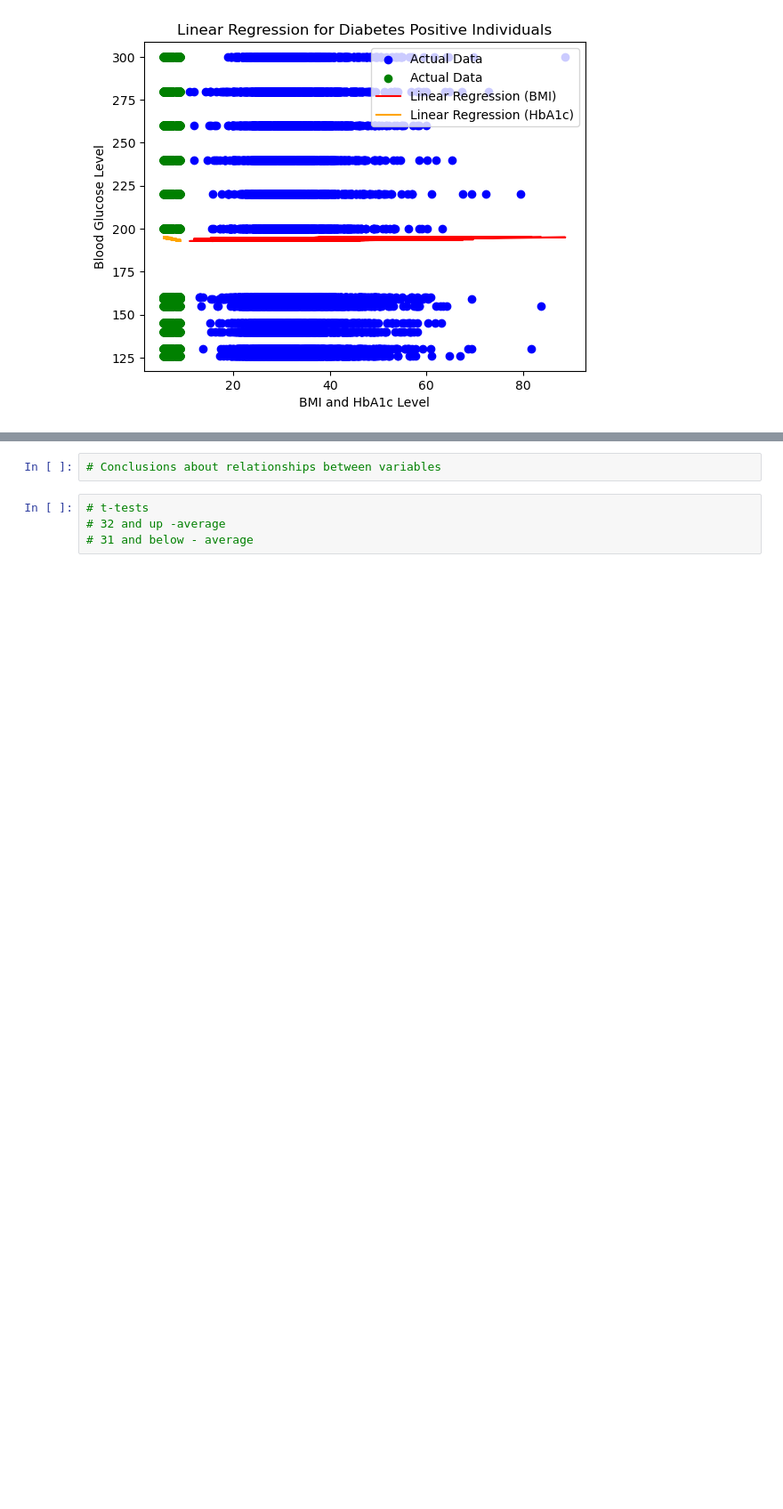
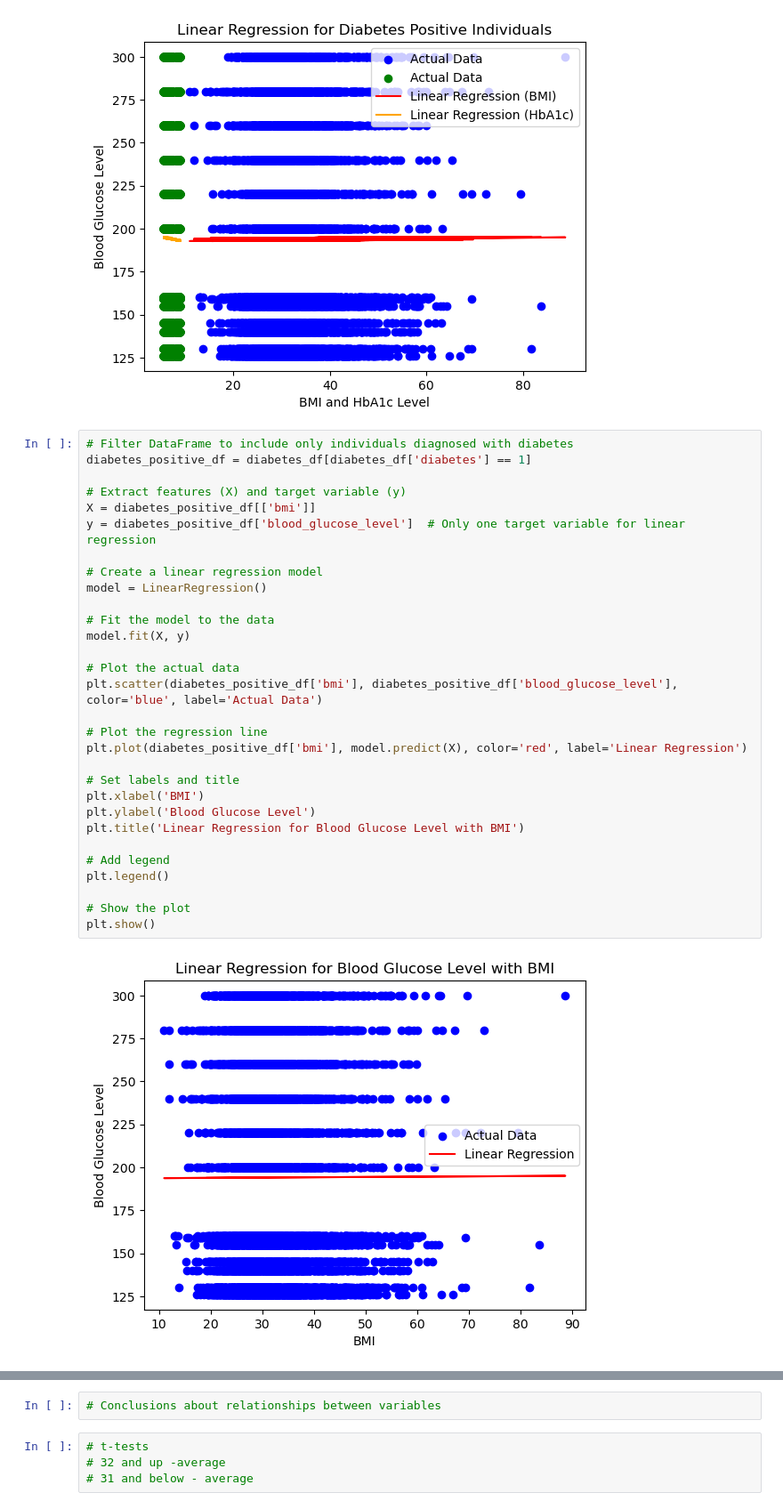
Before and after one commit to paulettepetracco/diabetes_predictive_analysis, a Jupyter notebook: diabetes_analysis.ipynb, the cells around one changed output, grey strips where cells are left out. Shown at 89% size. Drawn from its saved outputs; the diff is of its cells as text; blank space fills up the shorter version.

```diff
--- a/diabetes_analysis.ipynb
+++ b/diabetes_analysis.ipynb
@@ -302,3 +301,35 @@ plt.legend()
 plt.show()
 # %% [output]
 [figure]
+# %%
+# Filter DataFrame to include only individuals diagnosed with diabetes
+diabetes_positive_df = diabetes_df[diabetes_df['diabetes'] == 1]
+
+# Extract features (X) and target variable (y)
+X = diabetes_positive_df[['bmi']]
+y = diabetes_positive_df['blood_glucose_level']  # Only one target variable for linear regression
+
+# Create a linear regression model
+model = LinearRegression()
+
+# Fit the model to the data
+model.fit(X, y)
+
+# Plot the actual data
+plt.scatter(diabetes_positive_df['bmi'], diabetes_positive_df['blood_glucose_level'], color='blue', label='Actual Data')
+
+# Plot the regression line
+plt.plot(diabetes_positive_df['bmi'], model.predict(X), color='red', label='Linear Regression')
+
+# Set labels and title
+plt.xlabel('BMI')
+plt.ylabel('Blood Glucose Level')
+plt.title('Linear Regression for Blood Glucose Level with BMI')
+
+# Add legend
+plt.legend()
+
+# Show the plot
+plt.show()
+# %% [output]
+[figure, added]
```
Also changed, not shown: parts of 2 cells of this notebook.
